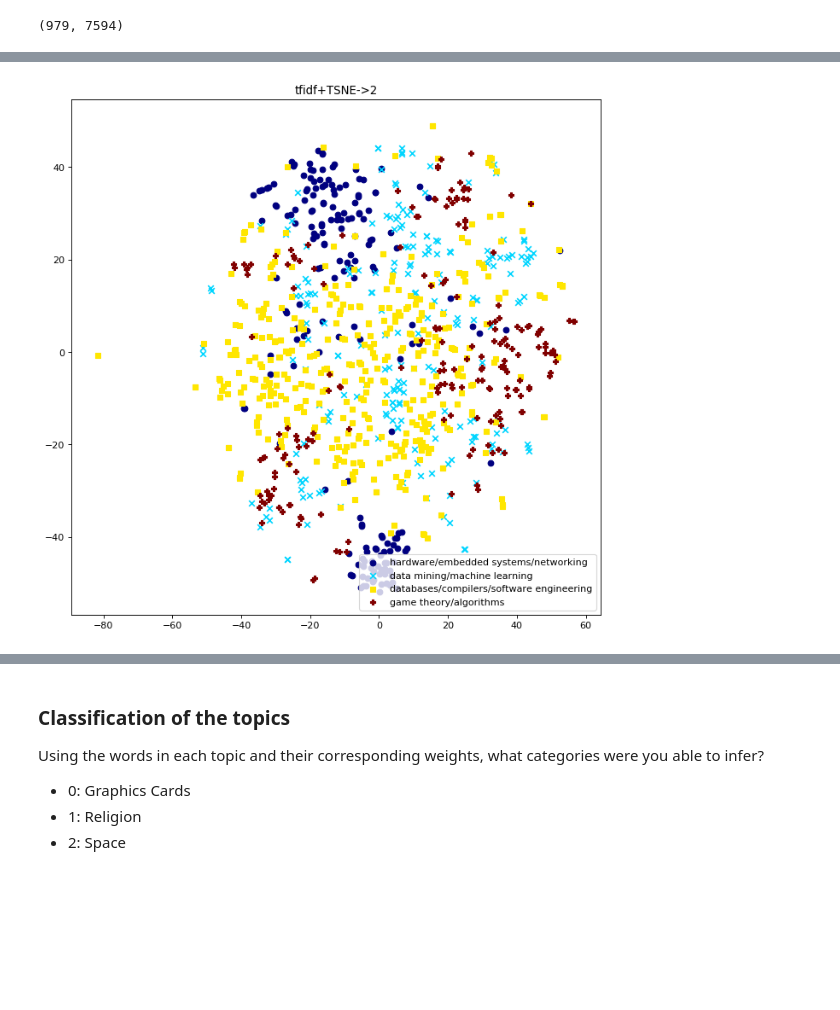
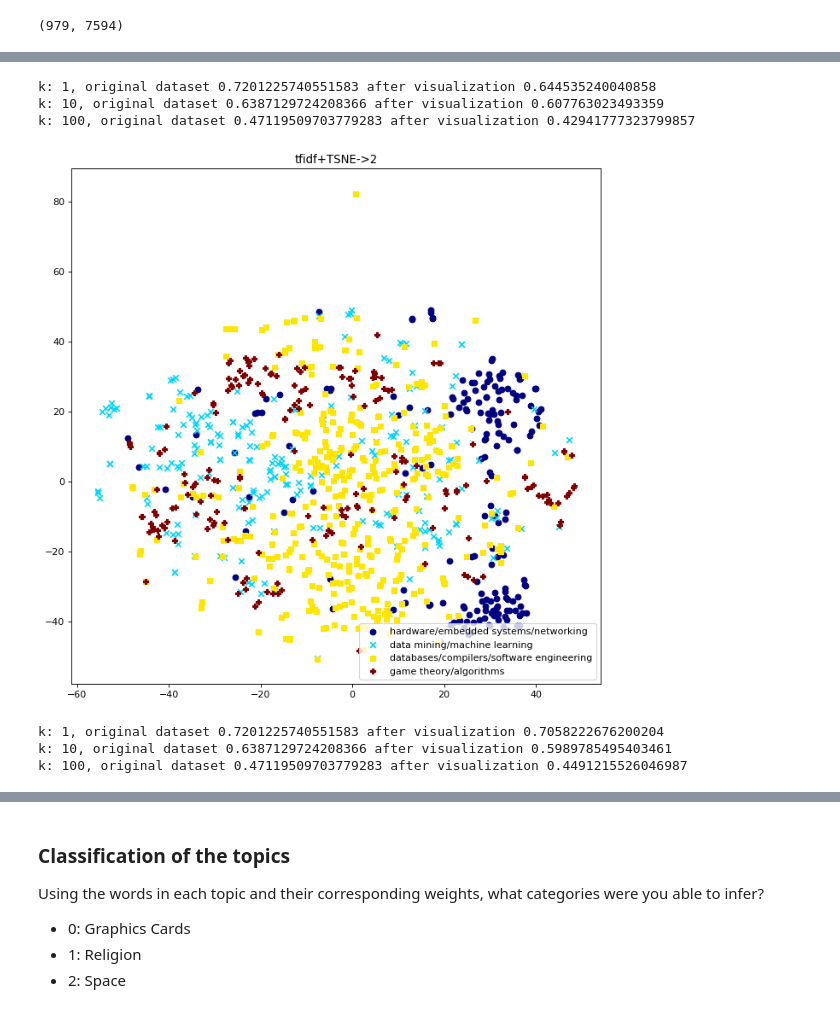
Before and after one commit to grzegorzborkowski/visualization-dblp, a Jupyter notebook: lda-visualization.ipynb, the cells around one changed output, grey strips where cells are left out. Saved outputs shown, nothing was run; the diff lists cells and outputs as text; code cells hidden in the pictures; blank space fills up the shorter version.

Commit message:
Add metric evaluation the quality of visualization

```diff
--- a/lda-visualization.ipynb
+++ b/lda-visualization.ipynb
@@ -433,7 +433,10 @@ def plot_embedding(feature_matrix, Y, function_name, title, dict_param):
     plt.title(title)
     plt.legend(loc=4)
     plt.show()
+    return mapped_embedding
 # %%
-plot_embedding(np_matrix, Y, 'UMAP', 'tfidf+UMAP->2', {"n_neighbors": 5, "min_dist": 0.01, "n_components":2})
-plot_embedding(np_matrix, Y, 'TSNE', 'tfidf+TSNE->2', {})
+mapped_embedding = plot_embedding(np_matrix, Y, 'UMAP', 'tfidf+UMAP->2', {"n_neighbors": 5, "min_dist": 0.01, "n_components":2})
+get_evaluation_metrics(np_matrix, mapped_embedding, Y)
+mapped_embedding = plot_embedding(np_matrix, Y, 'TSNE', 'tfidf+TSNE->2', {})
+get_evaluation_metrics(np_matrix, mapped_embedding, Y)
 # %% [output]
@@ -441 +444,7 @@ plot_embedding(np_matrix, Y, 'TSNE', 'tfidf+TSNE->2', {})
+k: 1, original dataset 0.7201225740551583 after visualization 0.644535240040858
+k: 10, original dataset 0.6387129724208366 after visualization 0.607763023493359
+k: 100, original dataset 0.47119509703779283 after visualization 0.42941777323799857
-[figure, old version]
+[figure, new version]
+k: 1, original dataset 0.7201225740551583 after visualization 0.7058222676200204
+k: 10, original dataset 0.6387129724208366 after visualization 0.5989785495403461
+k: 100, original dataset 0.47119509703779283 after visualization 0.4491215526046987
```
Also changed, not shown: parts of 6 cells of this notebook.
